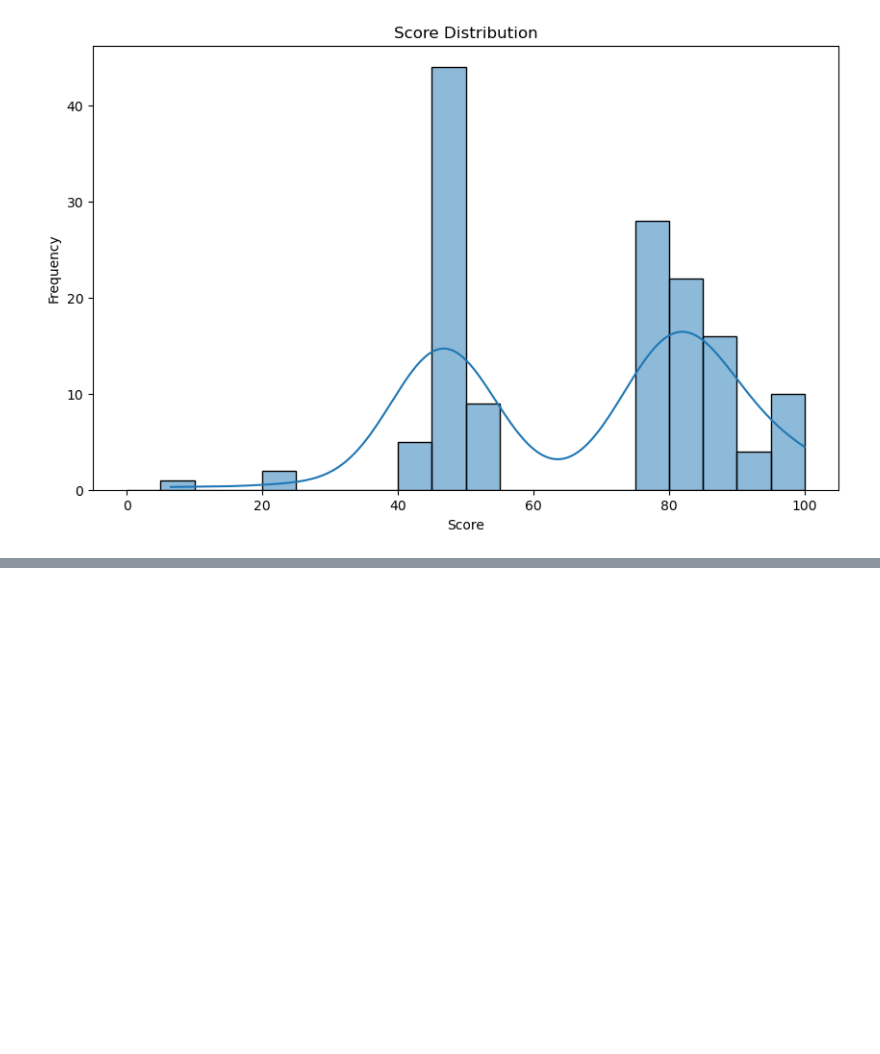
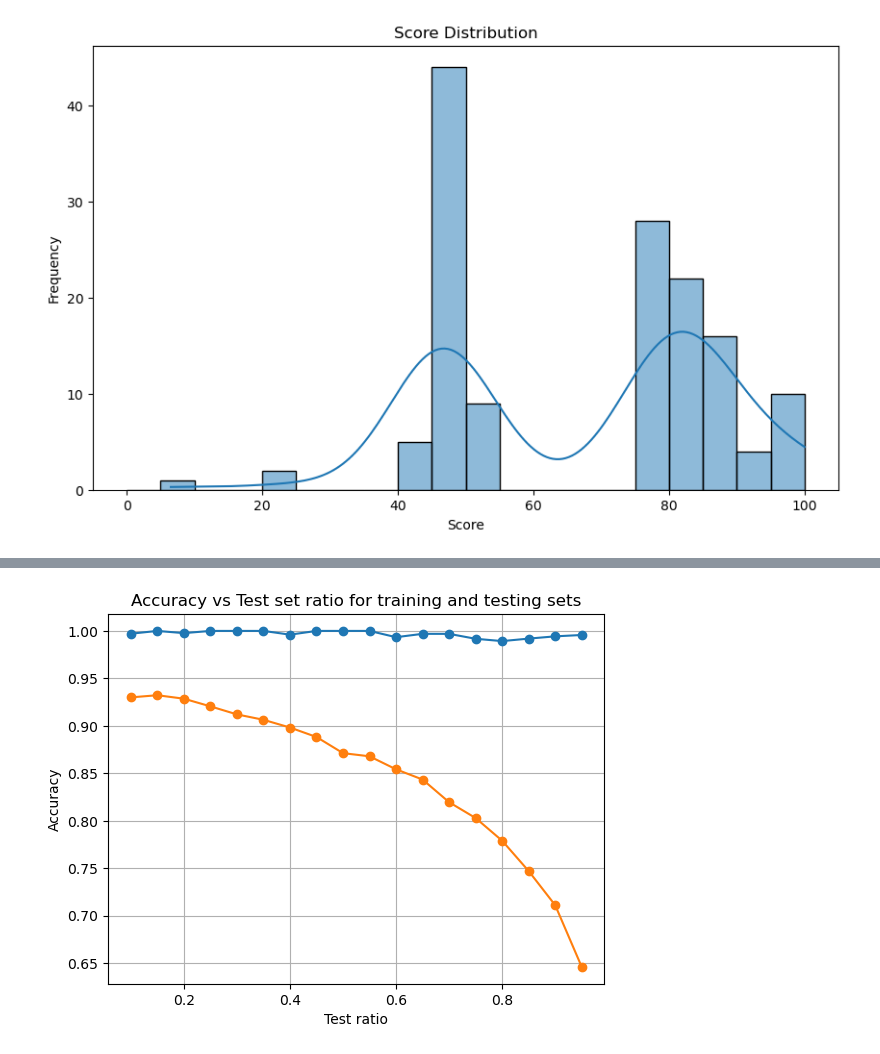
Before and after one commit to QZSAMA/Project_DAS, a Jupyter notebook: model/data analysis.ipynb, the cells around one changed output, grey strips where cells are left out. Drawn from its saved outputs; the diff is of its cells as text; code cells hidden in the pictures; blank space fills up the shorter version.

```diff
--- a/model/data analysis.ipynb
+++ b/model/data analysis.ipynb
@@ -41,0 +98,16 @@ df.to_csv(r"..\data\dataset_cleaned_score_cat_2group.csv")
+# %%
+from sklearn.preprocessing import StandardScaler
+x_columns=list(df.columns)
+if 'score' in x_columns:
+    x_columns.remove('score')
+    x_columns.remove('score_category')
+y=df['score_category']
+x=df[x_columns]
+scaler = StandardScaler()
+X_scaled = scaler.fit_transform(x)
+# %%
+gtid=903789757
+# %%
+test_dataset_split(x,y,gtid)
+# %% [output]
+[figure, added]
```
Also changed, not shown: parts of 4 cells of this notebook, 12 other files.
